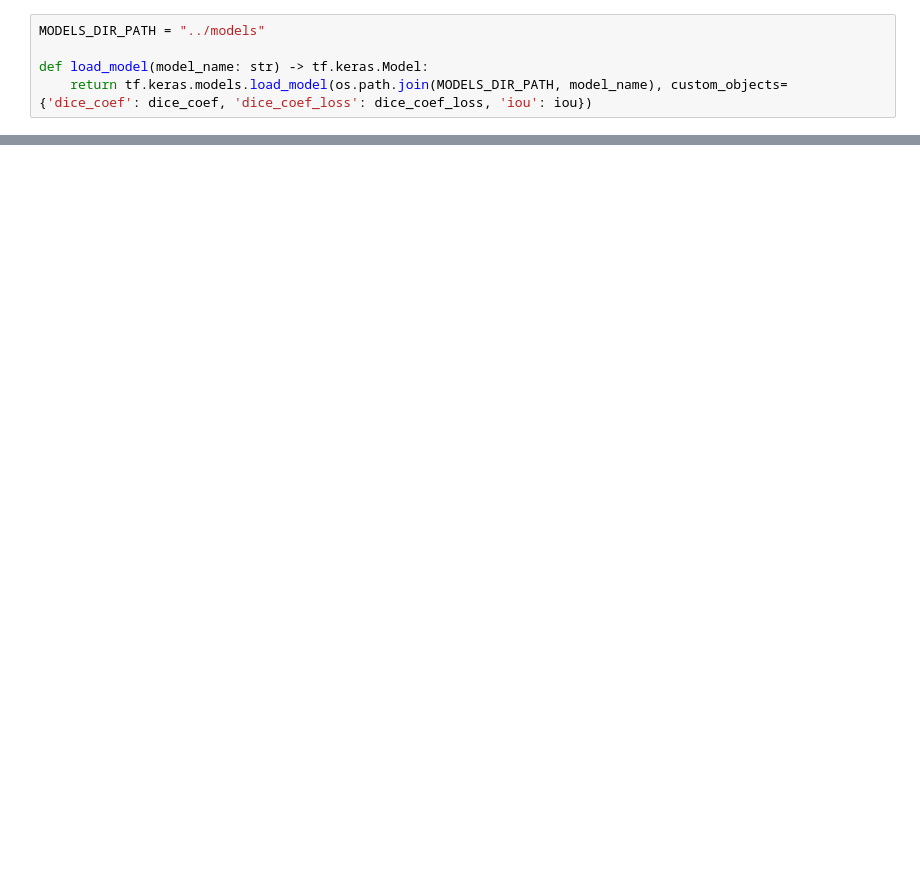
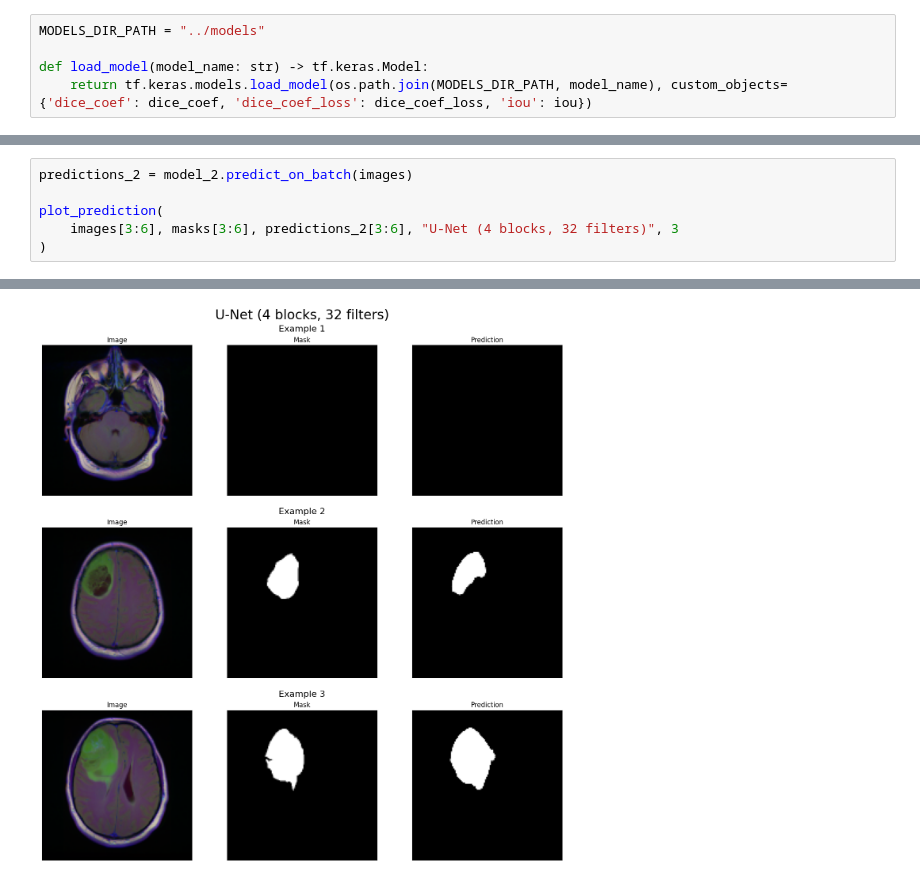
Before and after one commit to Piotr45/brain-mri-segmentation, a Jupyter notebook: brain/brain.ipynb, the cells around one changed output, grey strips where cells are left out. Drawn from its saved outputs; the diff is of its cells as text; blank space fills up the shorter version.

```diff
--- a/brain/brain.ipynb
+++ b/brain/brain.ipynb
@@ -92,0 +226,7 @@ print(model_0)
+# %%
+predictions_2 = model_2.predict_on_batch(images)
+
+plot_prediction(
+    images[3:6], masks[3:6], predictions_2[3:6], "U-Net (4 blocks, 32 filters)", 3
+)
+# %% [output]
@@ -92,0 +235 @@ print(model_0)
+[figure, added]
```
Also changed, not shown: parts of 15 cells of this notebook, 1 other file.
